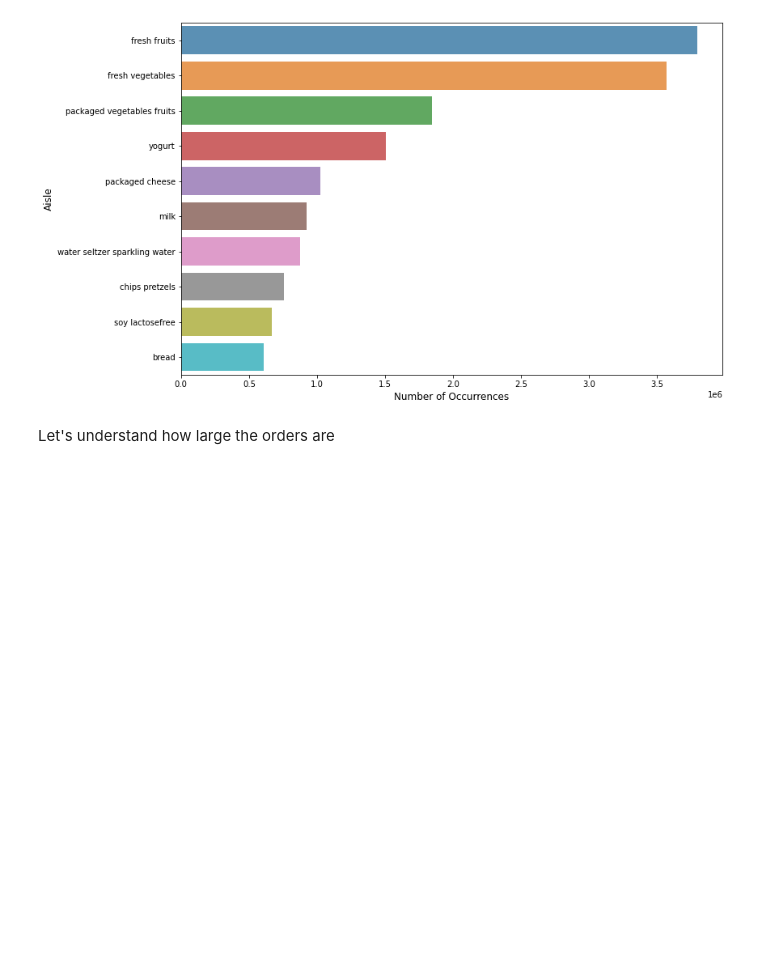
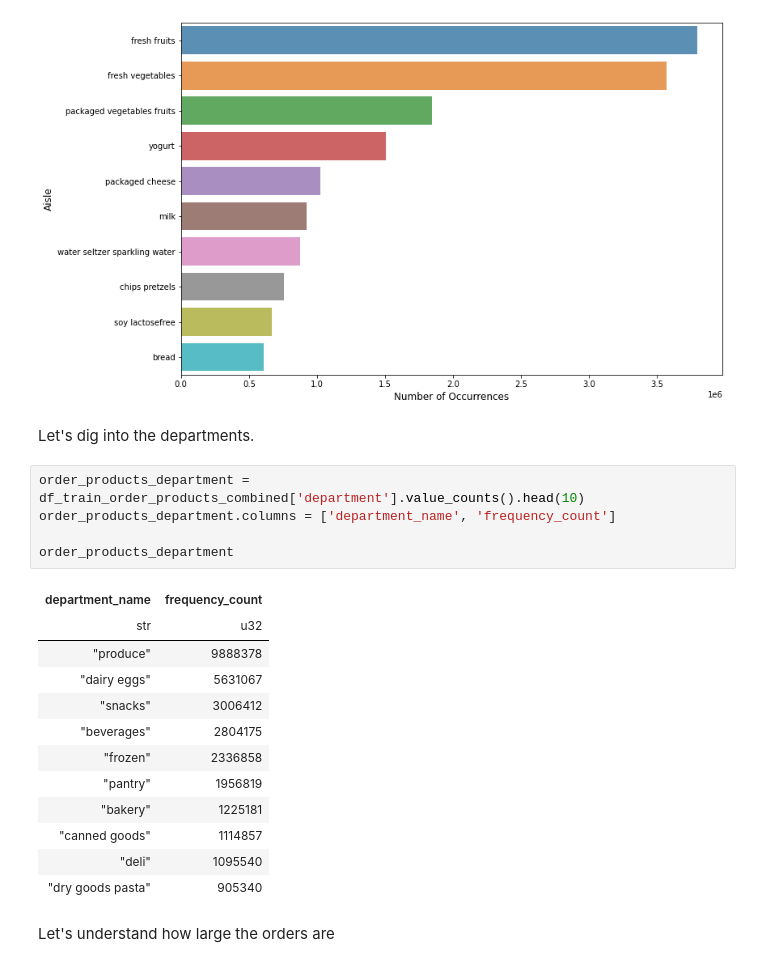
Before and after one commit to will-fong/instacart_online_grocery_shopping_analysis, a Jupyter notebook: notebooks/1.1-instacart-analysis-using-polars.ipynb, the cells around one changed output. Drawn from its saved outputs; the diff is of its cells as text; blank space fills up the shorter version.

Commit message:
analyzed departments and reorders

```diff
--- a/notebooks/1.1-instacart-analysis-using-polars.ipynb
+++ b/notebooks/1.1-instacart-analysis-using-polars.ipynb
@@ -394,6 +394,26 @@ plt.ylabel('Aisle', fontsize=12)
 plt.show()
 # %% [output]
 [figure]
+# %% [markdown]
+Let's dig into the departments.
+# %%
+order_products_department = df_train_order_products_combined['department'].value_counts().head(10)
+order_products_department.columns = ['department_name', 'frequency_count']
+
+order_products_department
+# %% [output]
+| department_name | frequency_count |
+| str | u32 |
+| "produce" | 9888378 |
+| "dairy eggs" | 5631067 |
+| "snacks" | 3006412 |
+| "beverages" | 2804175 |
+| "frozen" | 2336858 |
+| "pantry" | 1956819 |
+| "bakery" | 1225181 |
+| "canned goods" | 1114857 |
+| "deli" | 1095540 |
+| "dry goods pasta" | 905340 |
 # %% [markdown]
 Let's understand how large the orders are
 # %%
```
Also changed, not shown: parts of 20 cells of this notebook.
